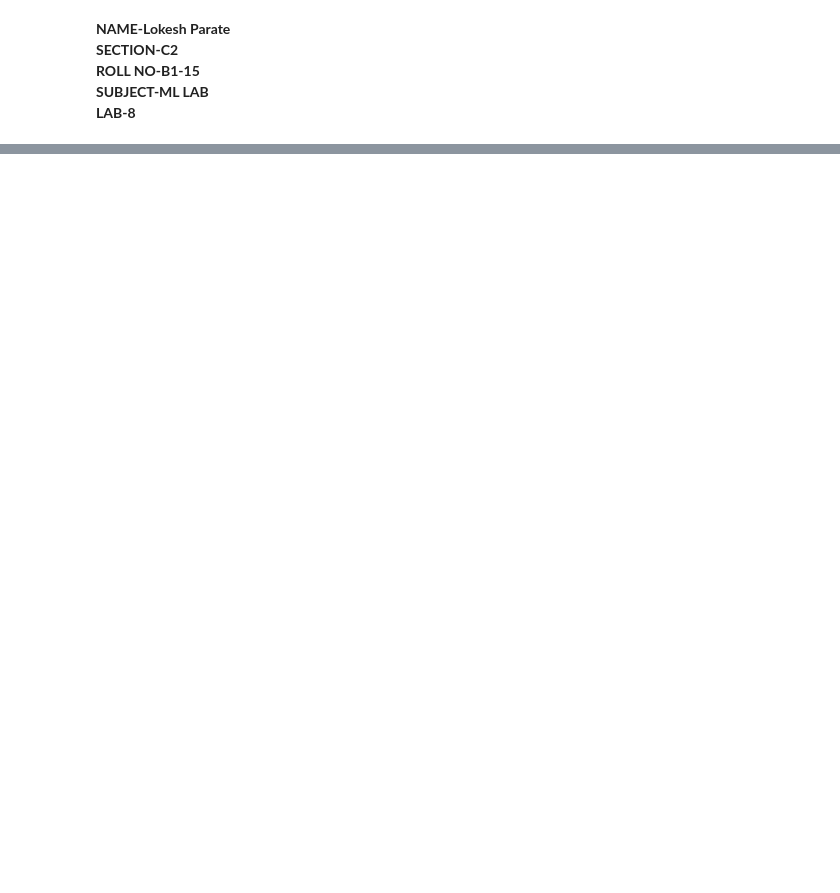
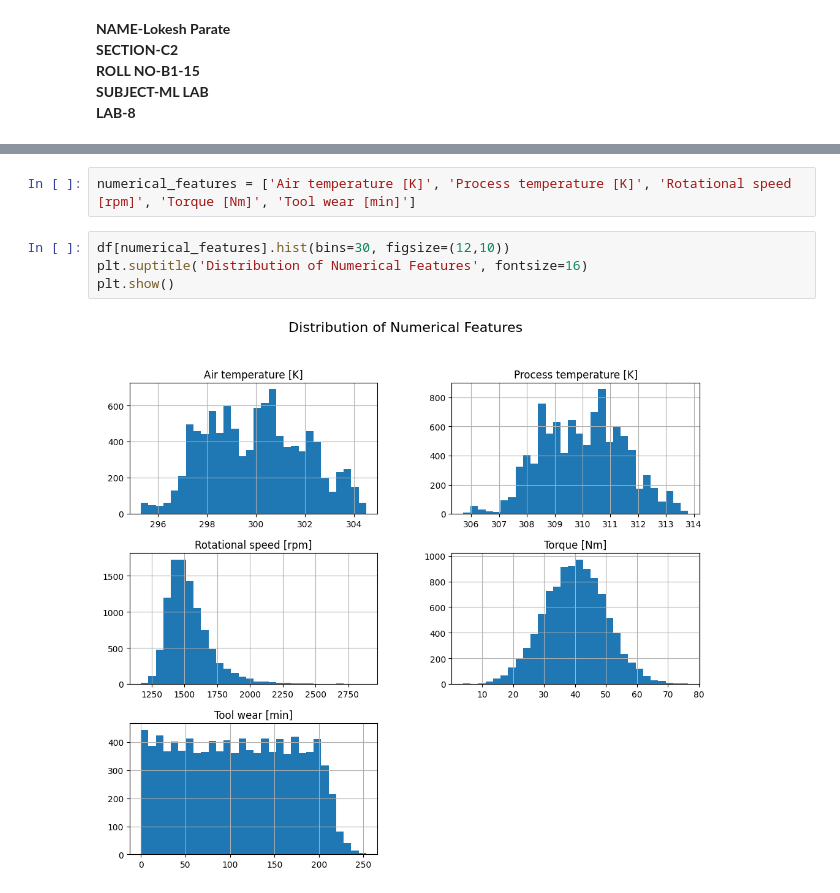
Before and after one commit to lokikun-glitch/Machine-Learning-Projects, a Jupyter notebook: PRACT8.ipynb, the cells around one changed output, grey strips where cells are left out. Cells and saved outputs as stored; diff of their text form; blank space fills up the shorter version.

```diff
--- a/PRACT8.ipynb
+++ b/PRACT8.ipynb
@@ -21,0 +119,8 @@ df.head()
+# %%
+numerical_features = ['Air temperature [K]', 'Process temperature [K]', 'Rotational speed [rpm]', 'Torque [Nm]', 'Tool wear [min]']
+# %%
+df[numerical_features].hist(bins=30, figsize=(12,10))
+plt.suptitle('Distribution of Numerical Features', fontsize=16)
+plt.show()
+# %% [output]
+[figure, added]
```
Also changed, not shown: parts of 37 cells of this notebook.
